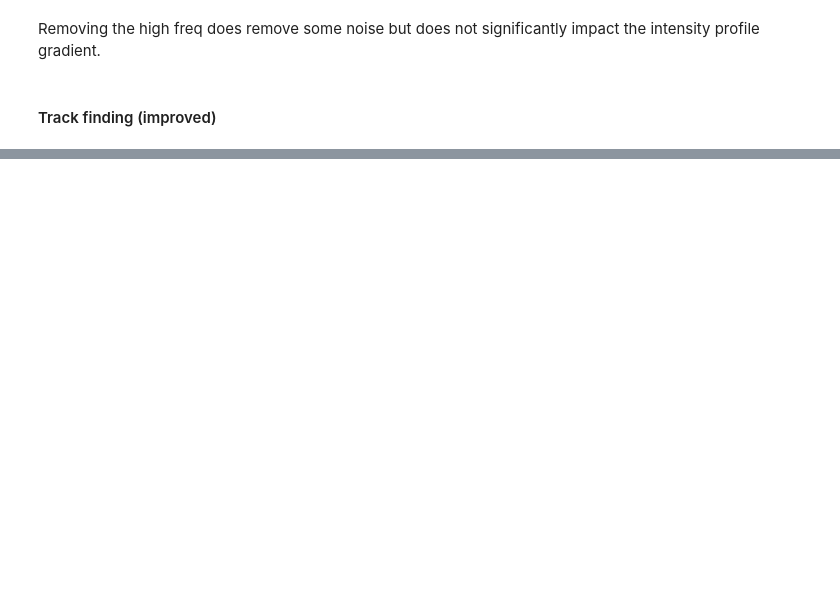
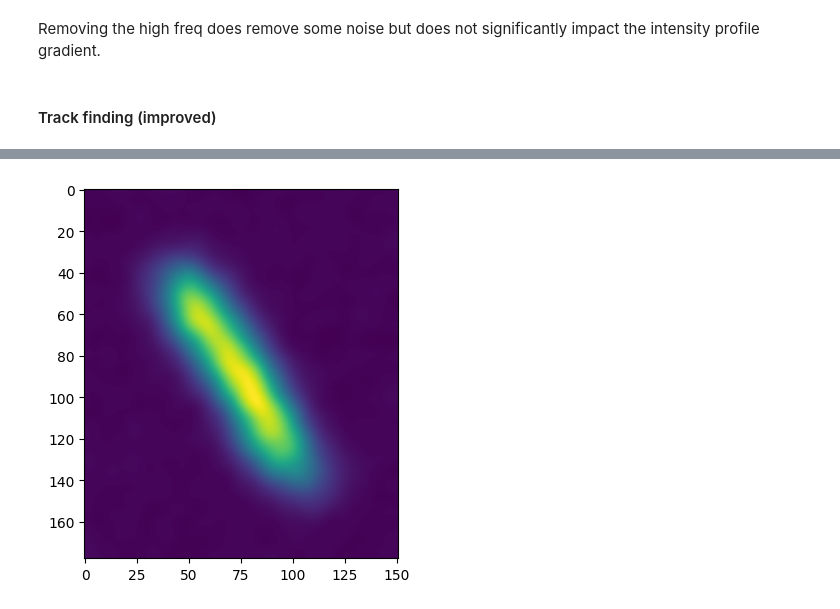
Before and after one commit to benstevens26/NRML-ANN, a Jupyter notebook: notebooks/feature_extraction.ipynb, the cells around one changed output, grey strips where cells are left out. Saved outputs shown, nothing was run; the diff lists cells and outputs as text; code cells hidden in the pictures; blank space fills up the shorter version.

```diff
--- a/notebooks/feature_extraction.ipynb
+++ b/notebooks/feature_extraction.ipynb
@@ -540,0 +517,20 @@ Removing the high freq does remove some noise but does not significantly impact
+# %%
+# preprocess image
+
+dark_dir = "../ANN-code/Data/darks"
+dark_list_number = 0
+m_dark = np.load(f"{dark_dir}/master_dark_1x1.npy")
+example_dark_list = np.load(
+    f"{dark_dir}/quest_std_dark_{dark_list_number}.npy"
+)
+
+# add noise
+image = noise_adder(image, m_dark, example_dark_list)
+
+# smooth image
+image = gaussian_smoothing(image, 3.5)
+
+plt.imshow(image, cmap='viridis')
+plt.show()
+# %% [output]
+[figure, added]
```
Also changed, not shown: parts of 23 cells of this notebook.
